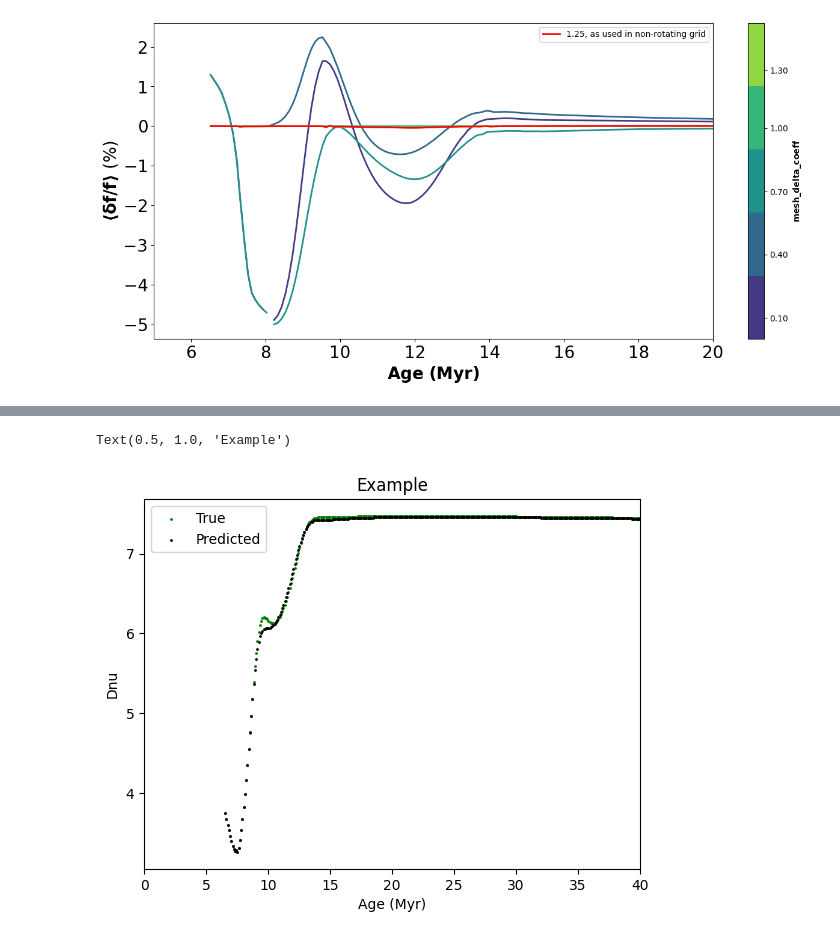
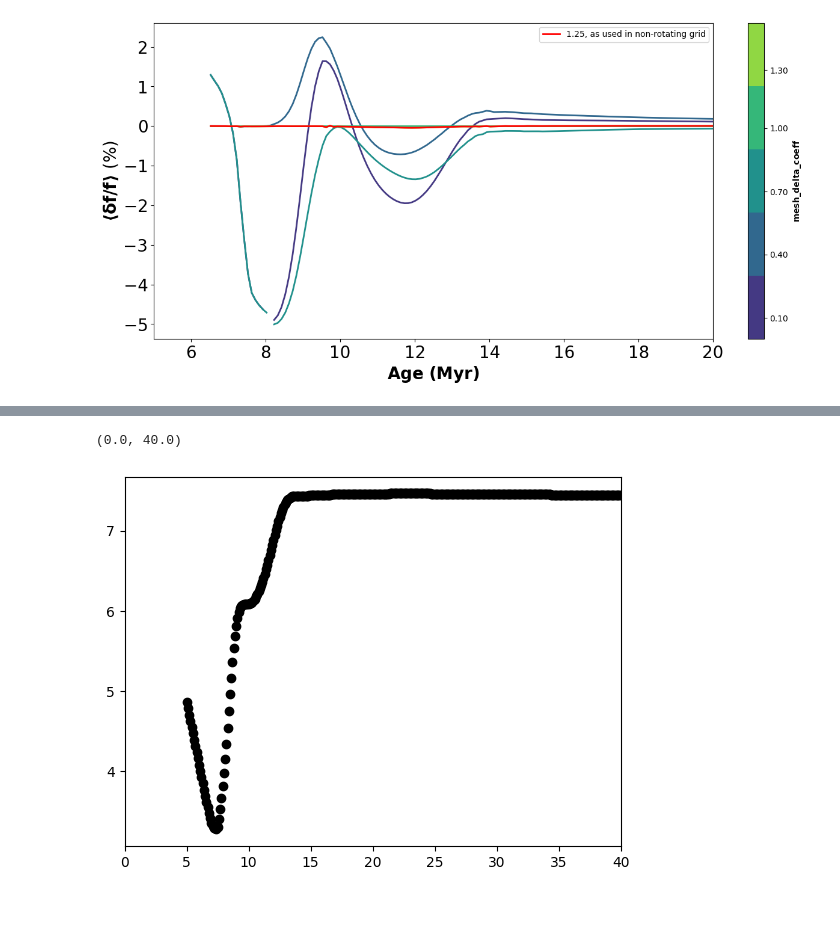
Before and after one commit to gautam-404/MESA-tests, a Jupyter notebook: test.ipynb, the cells around one changed output, grey strips where cells are left out. Drawn from its saved outputs; the diff is of its cells as text; code cells hidden in the pictures; blank space fills up the shorter version.

```diff
--- a/test.ipynb
+++ b/test.ipynb
@@ -369,17 +357,12 @@ def age_uncertainty(df, ref_df, cols0, cols1):
     # new_age_rel_err = wiener(age_rel_err, mysize=51)
     # new_true_age = true_age
     return new_age_rel_err, age_rel_err, new_true_age, true_age
-# %%
-plt.scatter(dfs[3]["Myr"], dfs[3]["Dnu"], s=1, color='green', label="True")
-plt.scatter(dfs[1]["Myr"], dfs[1]["Dnu"], s=1, color='black', label="Predicted")
-plt.xlabel("Age (Myr)")
-plt.ylabel("Dnu")
-plt.legend()
-plt.xlim(0, 40)
-plt.title("Example")
-# %% [output]
-Text(0.5, 1.0, 'Example')
-[figure, removed]
+# %%
+plt.plot(dfs[0]["Myr"], dfs[0]["Dnu"], 'o', color='black')
+plt.xlim(0, 40)
+# %% [output]
+(0.0, 40.0)
+[figure, added]
 # %%
 palette = plt.get_cmap('Set1')
 age_rel_errs = []
```
Also changed, not shown: parts of 6 cells of this notebook.
